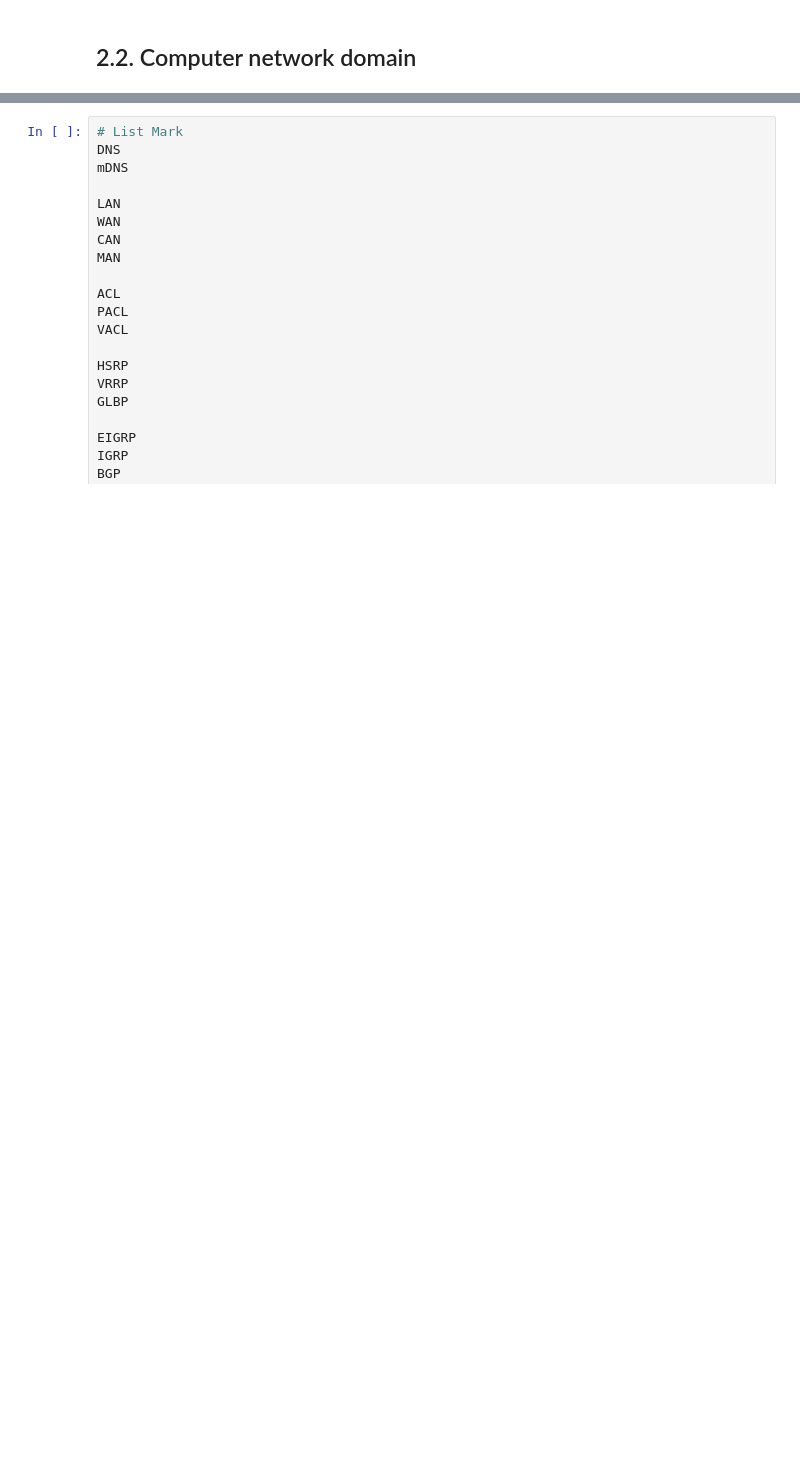
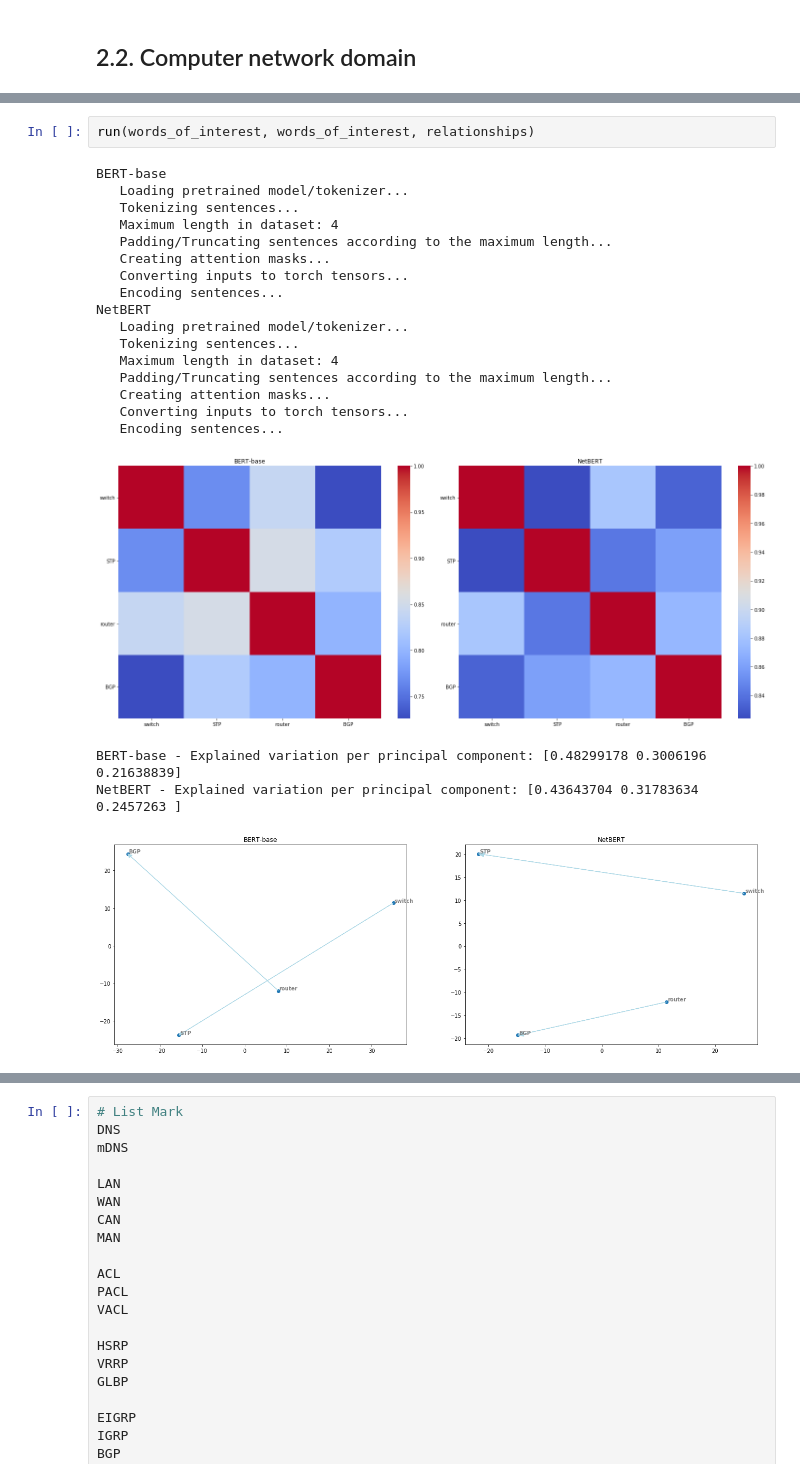
Before and after one commit to ant-louis/netbert, a Jupyter notebook: Code/Intrinsic_evaluation/word_analogies.ipynb, the cells around one changed output, grey strips where cells are left out. Cells and saved outputs as stored; diff of their text form; blank space fills up the shorter version.

```diff
--- a/Code/Intrinsic_evaluation/word_analogies.ipynb
+++ b/Code/Intrinsic_evaluation/word_analogies.ipynb
@@ -288,0 +315,23 @@ TypeError: run() missing 1 required positional argument: 'relationships'
+# %%
+run(words_of_interest, words_of_interest, relationships)
+# %% [output]
+BERT-base
+   Loading pretrained model/tokenizer...
+   Tokenizing sentences...
+   Maximum length in dataset: 4
+   Padding/Truncating sentences according to the maximum length...
+   Creating attention masks...
+   Converting inputs to torch tensors...
+   Encoding sentences...
+NetBERT
+   Loading pretrained model/tokenizer...
+   Tokenizing sentences...
+   Maximum length in dataset: 4
+   Padding/Truncating sentences according to the maximum length...
+   Creating attention masks...
+   Converting inputs to torch tensors...
+   Encoding sentences...
+[figure, added]
+BERT-base - Explained variation per principal component: [0.48299178 0.3006196  0.21638839]
+NetBERT - Explained variation per principal component: [0.43643704 0.31783634 0.2457263 ]
+[figure, added]
```
Also changed, not shown: parts of 5 cells of this notebook.
